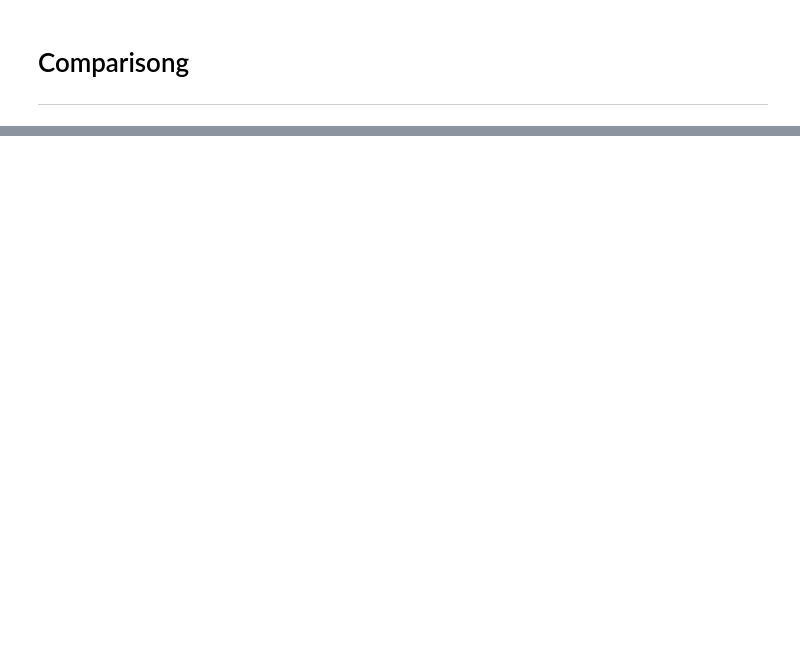
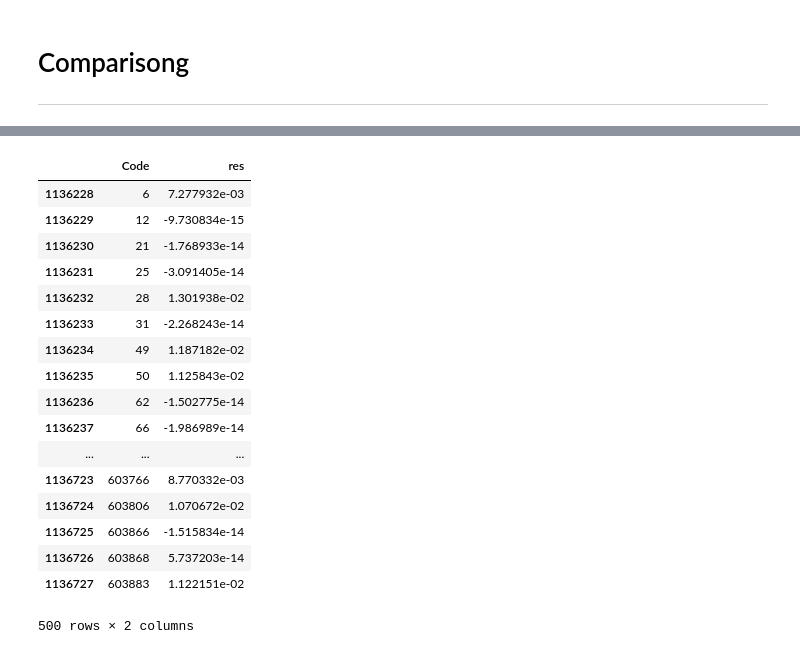
Before and after one commit to alpha-miner/alpha-mind, a Jupyter notebook: notebooks/new_portfolio.ipynb, the cells around one changed output, grey strips where cells are left out. Cells and saved outputs as stored; diff of their text form; code cells hidden in the pictures; blank space fills up the shorter version.

```diff
--- a/notebooks/new_portfolio.ipynb
+++ b/notebooks/new_portfolio.ipynb
@@ -245,0 +422,21 @@ ret_df.groupby(level=0).sum().tail(50)
+# %%
+pos_df.loc[pos_df.Date == '2017-05-11', ['Code', 'res']]
+# %% [output]
+|  | Code | res |
+| 1136228 | 6 | 7.277932e-03 |
+| 1136229 | 12 | -9.730834e-15 |
+| 1136230 | 21 | -1.768933e-14 |
+| 1136231 | 25 | -3.091405e-14 |
+| 1136232 | 28 | 1.301938e-02 |
+| 1136233 | 31 | -2.268243e-14 |
+| 1136234 | 49 | 1.187182e-02 |
+| 1136235 | 50 | 1.125843e-02 |
+| 1136236 | 62 | -1.502775e-14 |
+| 1136237 | 66 | -1.986989e-14 |
+| ... | ... | ... |
+| 1136723 | 603766 | 8.770332e-03 |
+| 1136724 | 603806 | 1.070672e-02 |
+| 1136725 | 603866 | -1.515834e-14 |
+| 1136726 | 603868 | 5.737203e-14 |
+| 1136727 | 603883 | 1.122151e-02 |
+500 rows × 2 columns
```
Also changed, not shown: parts of 30 cells of this notebook, 7 other files.
